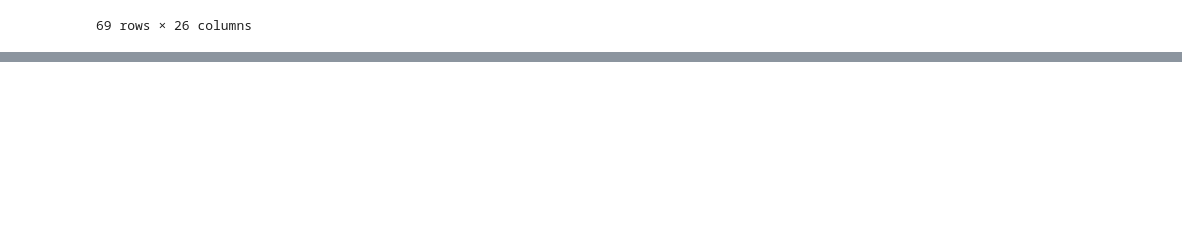
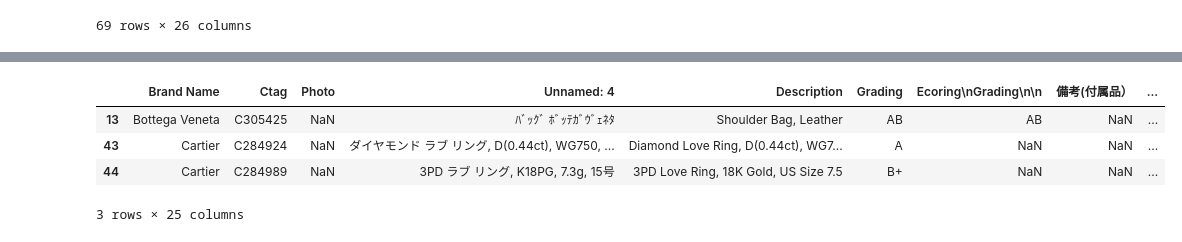
Before and after one commit to Jkfyr/J_port_eco, a Jupyter notebook: Eco.ipynb, the cells around one changed output, grey strips where cells are left out. Cells and saved outputs as stored; diff of their text form; code cells hidden in the pictures; blank space fills up the shorter version.

Commit message:
added unpopular items to the report

```diff
--- a/Eco.ipynb
+++ b/Eco.ipynb
@@ -225,0 +239,15 @@ df_jan
+# %%
+# Ensure 'Memo' column is treated as a string to avoid errors
+feb_df["Memo"] = feb_df["Memo"].astype(str)
+
+# Filter rows where "Memo" contains "gray" (case-insensitive)
+gray_items_df = feb_df[feb_df["Memo"].str.contains("gray", case=False, na=False)]
+
+# Display result
+gray_items_df
+# %% [output]
+|  | Brand Name | Ctag | Photo | Unnamed: 4 | Description | Grading | Ecoring\nGrading\n\n | 備考(付属品） | ... |
+| 13 | Bottega Veneta | C305425 | NaN | ﾊﾞｯｸﾞ ﾎﾞｯﾃｶﾞｳﾞｪﾈﾀ | Shoulder Bag, Leather | AB | AB | NaN | ... |
+| 43 | Cartier | C284924 | NaN | ダイヤモンド ラブ リング, D(0.44ct), WG750, ... | Diamond Love Ring, D(0.44ct), WG7... | A | NaN | NaN | ... |
+| 44 | Cartier | C284989 | NaN | 3PD ラブ リング, K18PG, 7.3g, 15号 | 3PD Love Ring, 18K Gold, US Size 7.5 | B+ | NaN | NaN | ... |
+3 rows × 25 columns
```
Also changed, not shown: parts of 1 cell of this notebook, 1 other file.
